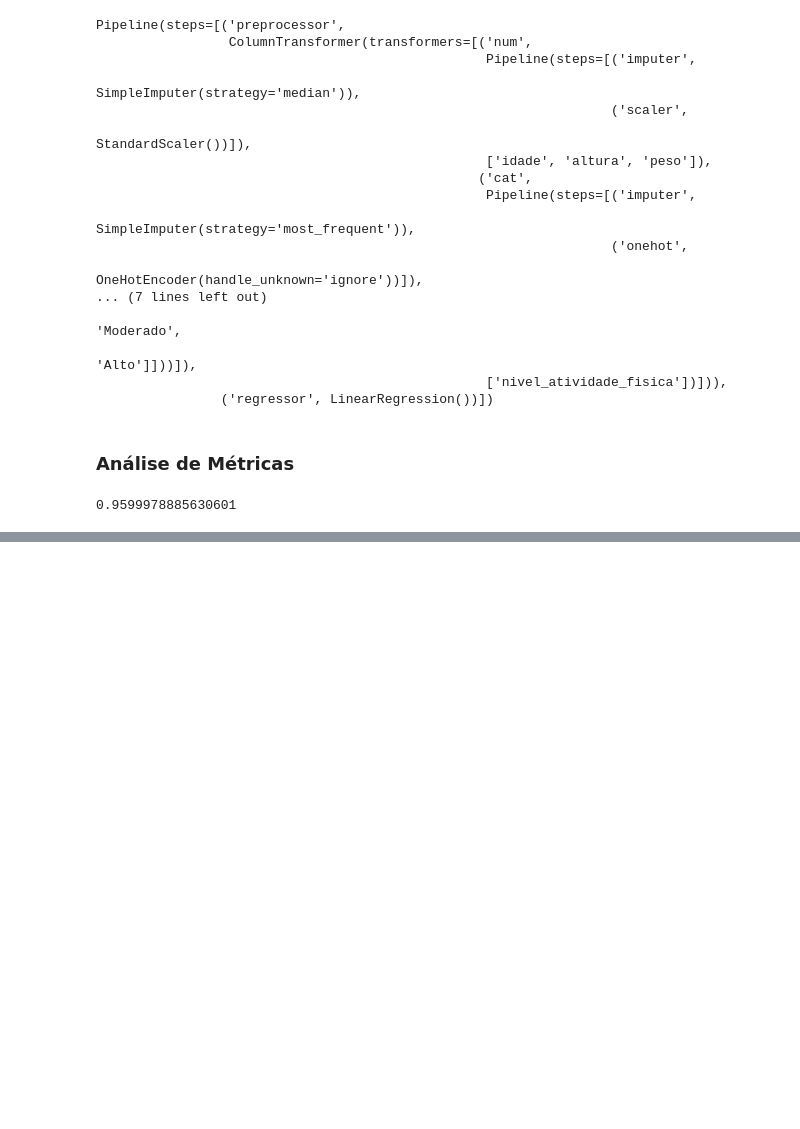
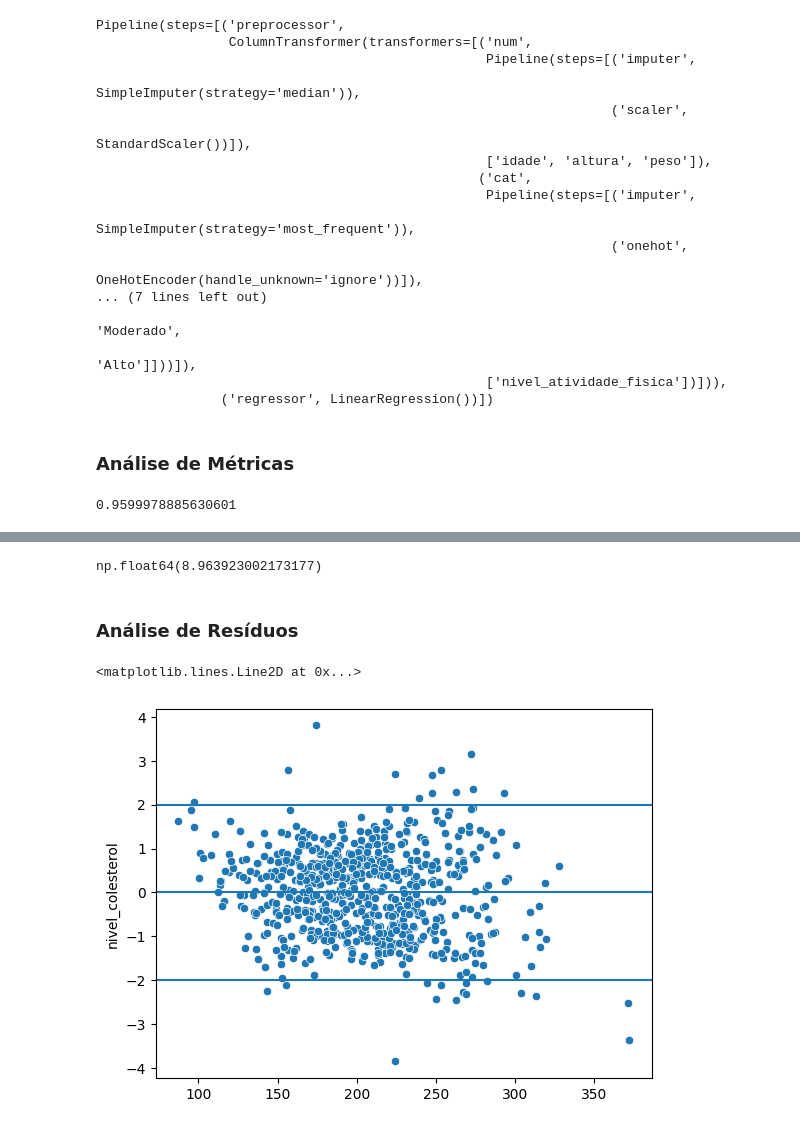
Before and after one commit to Belzebu013/prever_nivel_colesterol, a Jupyter notebook: modelo_colesterol.ipynb, the cells around one changed output, grey strips where cells are left out. Saved outputs shown, nothing was run; the diff lists cells and outputs as text; code cells hidden in the pictures; blank space fills up the shorter version.

Commit message:
Análise de Resíduos

```diff
--- a/modelo_colesterol.ipynb
+++ b/modelo_colesterol.ipynb
@@ -344,0 +345,25 @@ mean_absolute_error(y_test, y_pred)
+# %%
+# Calcular RMSE
+root_mean_squared_error(y_test, y_pred)
+# %% [output]
+np.float64(8.963923002173177)
+# %% [markdown]
+### Análise de Resíduos
+# %%
+# Calcular os resíduos
+residuos = y_test - y_pred
+# %%
+# Transformar os residuos na escala padrão
+# (X - media) / desvio_padrao
+from scipy.stats import zscore
+residuos_std = zscore(residuos)
+# %%
+# Verificar linearidade dos resíduos: valores entre -2 e +2
+# Verificar homocedasticidade: valores em torno da reta
+sns.scatterplot(x=y_pred, y=residuos_std)
+plt.axhline(y=0)
+plt.axhline(y=-2)
+plt.axhline(y=2)
+# %% [output]
+<matplotlib.lines.Line2D at 0x...>
+[figure, added]
```
Also changed, not shown: parts of 8 cells of this notebook, 2 other files.
